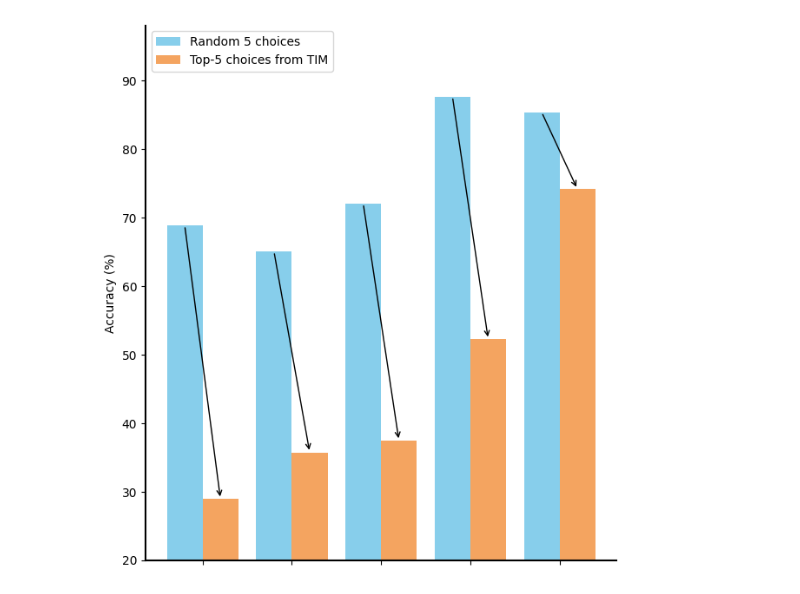
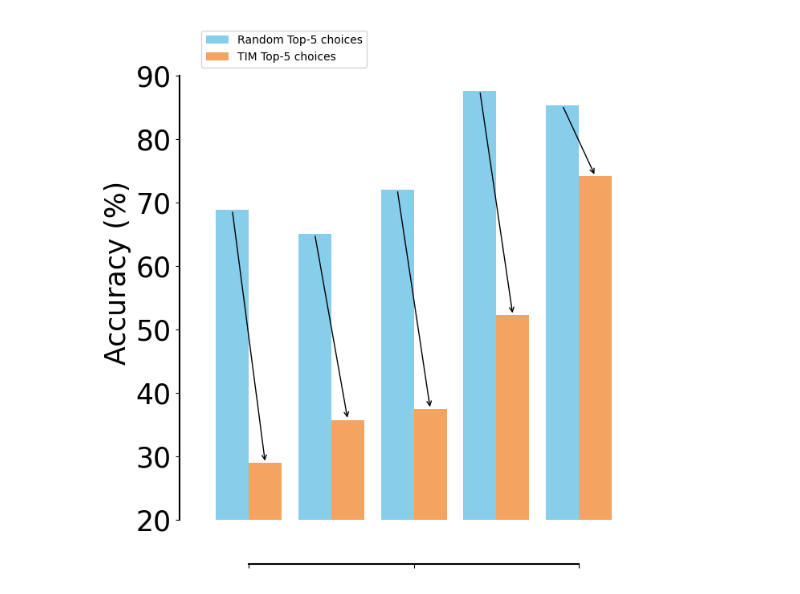
Before and after one commit to AdaptiveMotorControlLab/LLaVAction, a Jupyter notebook: llavaction_figs/Fig1.ipynb, the cells around one changed output. Drawn from its saved outputs; the diff is of its cells as text; code cells hidden in the pictures.

```diff
--- a/llavaction_figs/Fig1.ipynb
+++ b/llavaction_figs/Fig1.ipynb
@@ -1,17 +1,15 @@
 # %%
 import matplotlib.pyplot as plt
 import numpy as np
+import seaborn as sns
 
-
-
+# Data from the image
 models = [
-    "LLaVA-OV-7B", "LLaVA-Video-7B", "GPT-4o-mini", "GPT-4o",
-    "LLaVA-Action-7B"
+    "LLaVA-OV-7B", "LLaVA-Video-7B", "GPT-4o-mini", "GPT-4o", "LLaVA-Action-7B"
 ]
 
-accuracy_random = [68.8, 65.0, 72.0, 87.6,  85.3]
+accuracy_random = [68.8, 65.0, 72.0, 87.6, 85.3]
 accuracy_tim = [28.9, 35.7, 37.4, 52.2,  74.1]
-
 
 width = 0.4
 x = np.arange(len(models))  # Create uniform x coordinates
@@ -19,35 +17,46 @@ x = np.arange(len(models))  # Create uniform x coordinates
 # fig, ax = plt.subplots(figsize=(3,8))
 fig, ax = plt.subplots(figsize=(7,8), facecolor='none')
 ax.set_facecolor('none')  # Set background to transparent
 
 # Bar plots - create all pairs at once
-bars1 = ax.bar(x - width/2, accuracy_random, width, label="Random 5 choices", color="skyblue")
-bars2 = ax.bar(x + width/2, accuracy_tim, width, label="Top-5 choices from TIM", color="sandybrown")
+bars1 = ax.bar(x - width/2, accuracy_random, width, label="Random Top-5 choices", color="skyblue")
+bars2 = ax.bar(x + width/2, accuracy_tim, width, label="TIM Top-5 choices", color="sandybrown")
 
 # Add connecting lines with arrows
 for i in range(len(models)):
     ax.annotate("", xy=(x[i] + width/2, accuracy_tim[i]), xytext=(x[i] - width/2, accuracy_random[i]),
                 arrowprops=dict(arrowstyle="->", color="black"))
 
 # Labels and title
-ax.set_ylabel("Accuracy (%)")
+ax.set_ylabel("Accuracy (%)", size=25)
 ax.set_xticklabels([])
 
 # Set legend at the top left
 ax.legend(loc="upper left")
 
 # Customize axis style
 ax.spines["top"].set_visible(False)
 ax.spines["right"].set_visible(False)
 ax.spines["left"].set_linewidth(1.5)
 ax.spines["bottom"].set_linewidth(1.5)
+ax.tick_params(axis="both", which="major", labelsize=25)
 
 # Remove grid lines
 ax.grid(False)
 
 # Set y-axis range
 ax.set_ylim(20, 98)
 
-plt.savefig("plot.png", dpi=300)
+
+sns.despine(
+    left=False,
+    right=True,
+    bottom=False,
+    top=True,
+    trim=True,
+    offset={"bottom": 40, "left": 15},
+)
+
+plt.savefig("plot_fingure1.svg", dpi=300, bbox_inches = "tight", transparent = True)
 # %% [output]
-[figure, old version]
+[figure, new version]
```
Also changed, not shown: parts of 1 cell of this notebook.
